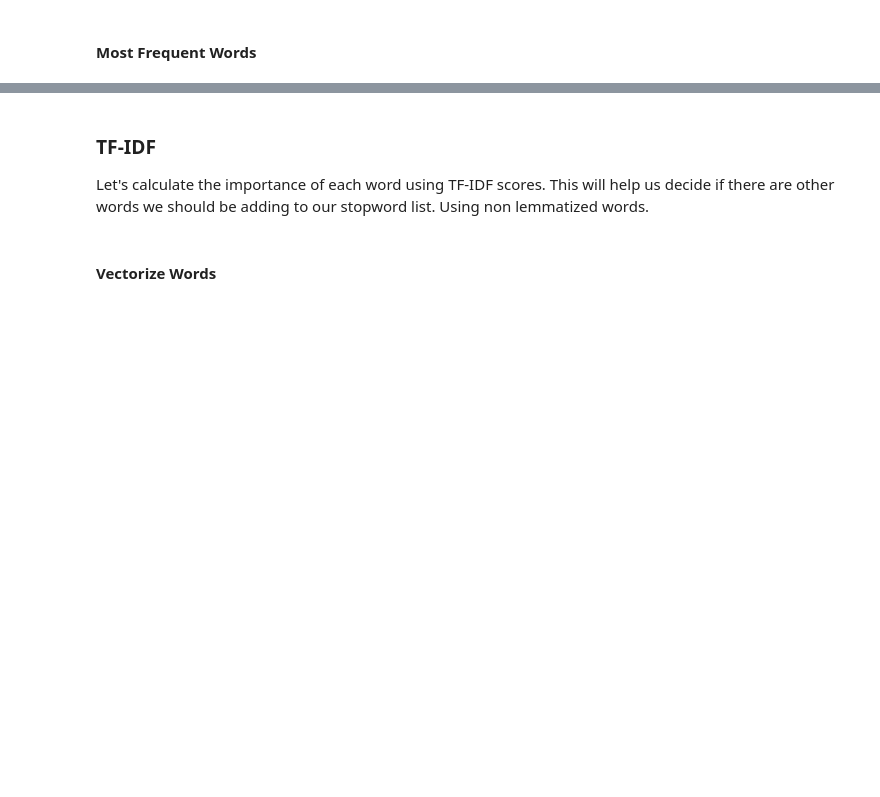
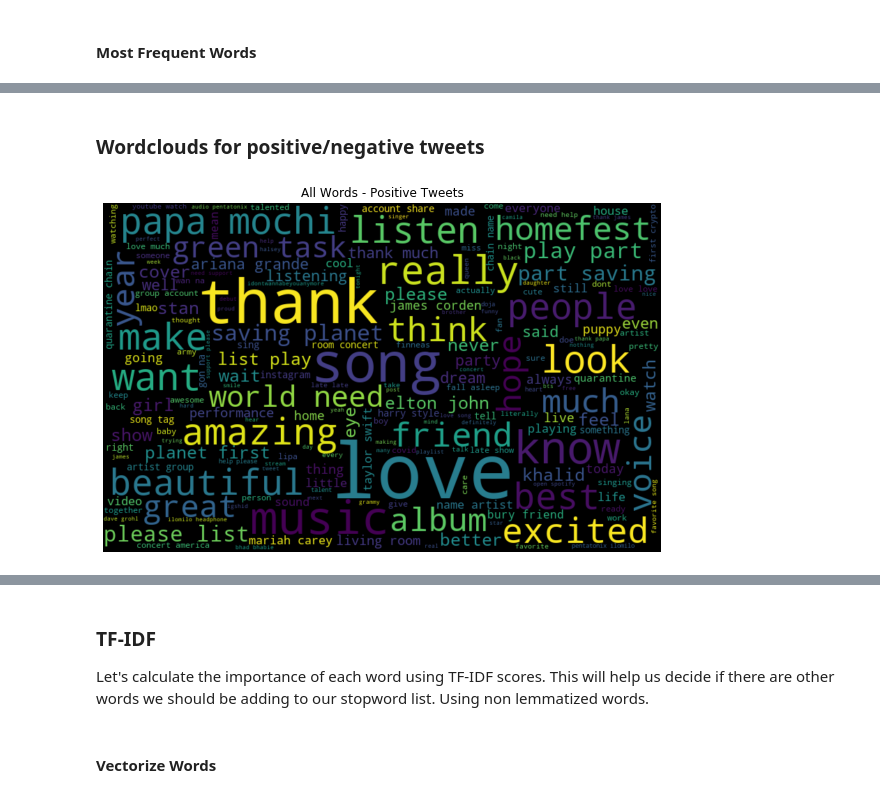
Before and after one commit to jacksonbull87/Social-Listening-NLP-Project, a Jupyter notebook: SL - Data Pipeline.ipynb, the cells around one changed output, grey strips where cells are left out. Cells and saved outputs as stored; diff of their text form; code cells hidden in the pictures; blank space fills up the shorter version.

```diff
--- a/SL - Data Pipeline.ipynb
+++ b/SL - Data Pipeline.ipynb
@@ -348,0 +349,14 @@ dict_keys(['fail', 'mercy', 'try', 'killed', 'everything', 'wanted', 'play', 'pl
+# %% [markdown]
+### Wordclouds for positive/negative tweets
+# %%
+#let's visualize the most frequent words from the entire dataset
+
+all_words_positive = ' '.join([text for text in positive_tweets_df['lemmatized_tweets'] if type(text) != float])
+wordcloud = WordCloud(width=800, height=500, random_state=21, max_font_size=110).generate(all_words_positive)
+plt.figure(figsize=(10, 7))
+plt.imshow(wordcloud, interpolation="bilinear")
+plt.axis('off')
+plt.title('All Words - Positive Tweets')
+plt.show()
+# %% [output]
+[figure, added]
```
Also changed, not shown: parts of 29 cells of this notebook.
